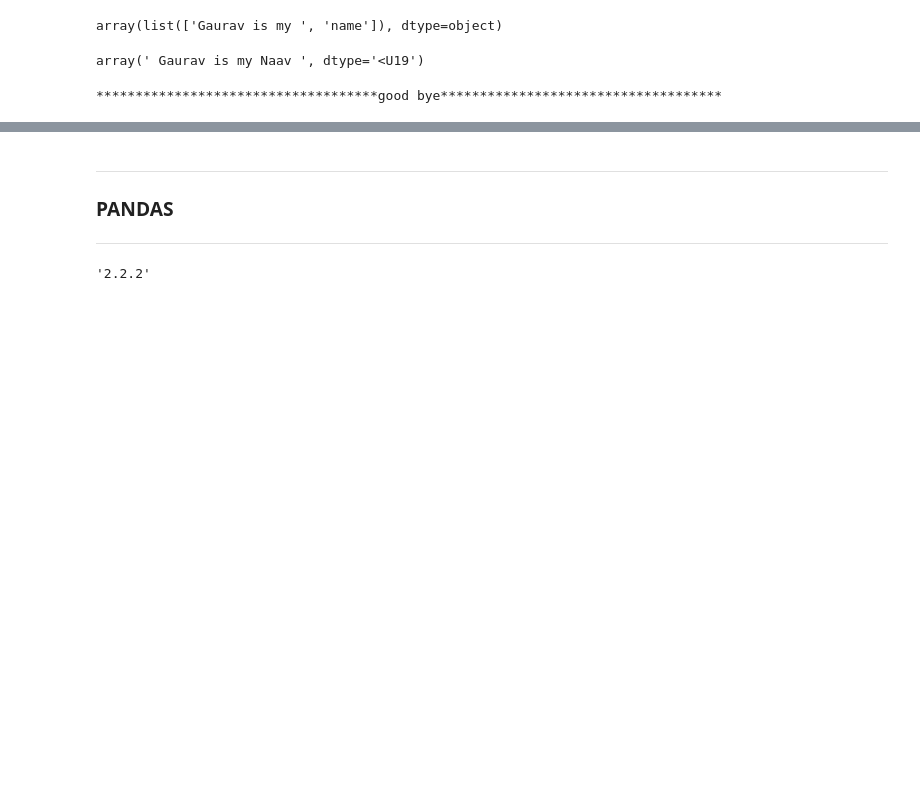
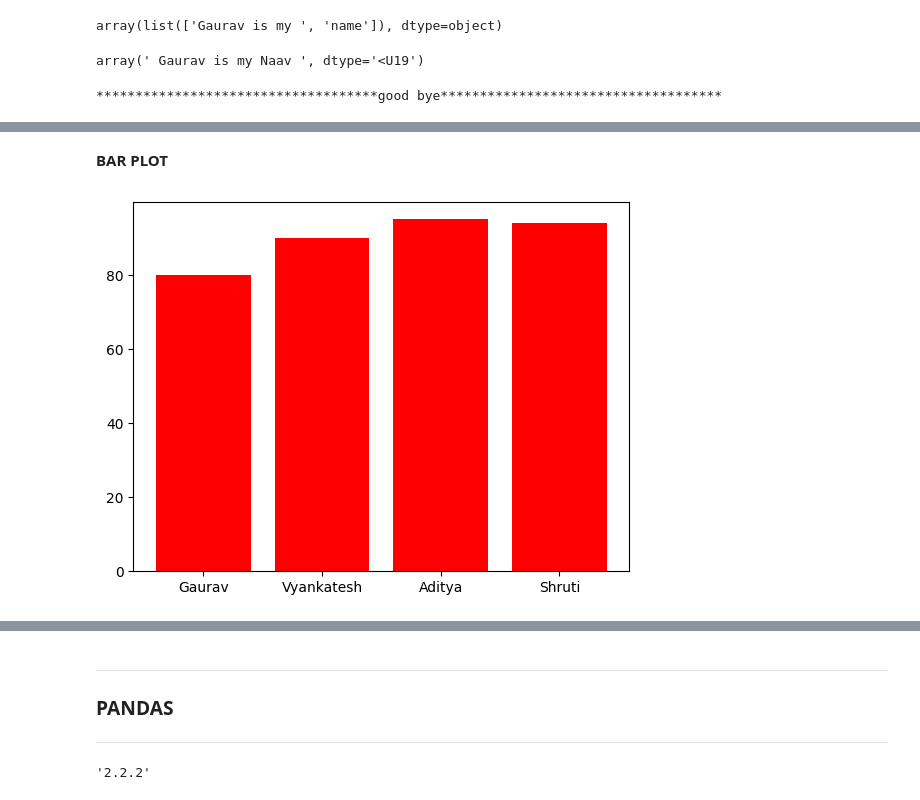
Before and after one commit to Gaurav-29-eng/Anudip, a Jupyter notebook: NUMPY.ipynb, the cells around one changed output, grey strips where cells are left out. Drawn from its saved outputs; the diff is of its cells as text; code cells hidden in the pictures; blank space fills up the shorter version.

```diff
--- a/NUMPY.ipynb
+++ b/NUMPY.ipynb
@@ -1094,0 +1141,9 @@ print(d)
+# %% [markdown]
+**BAR PLOT**
+# %%
+students = ["Gaurav","Vyankatesh","Aditya","Shruti"]
+marks = [80,90,95,94]
+plt.bar(students, marks, color = "red")
+plt.show()
+# %% [output]
+[figure, added]
```
Also changed, not shown: parts of 23 cells of this notebook.
